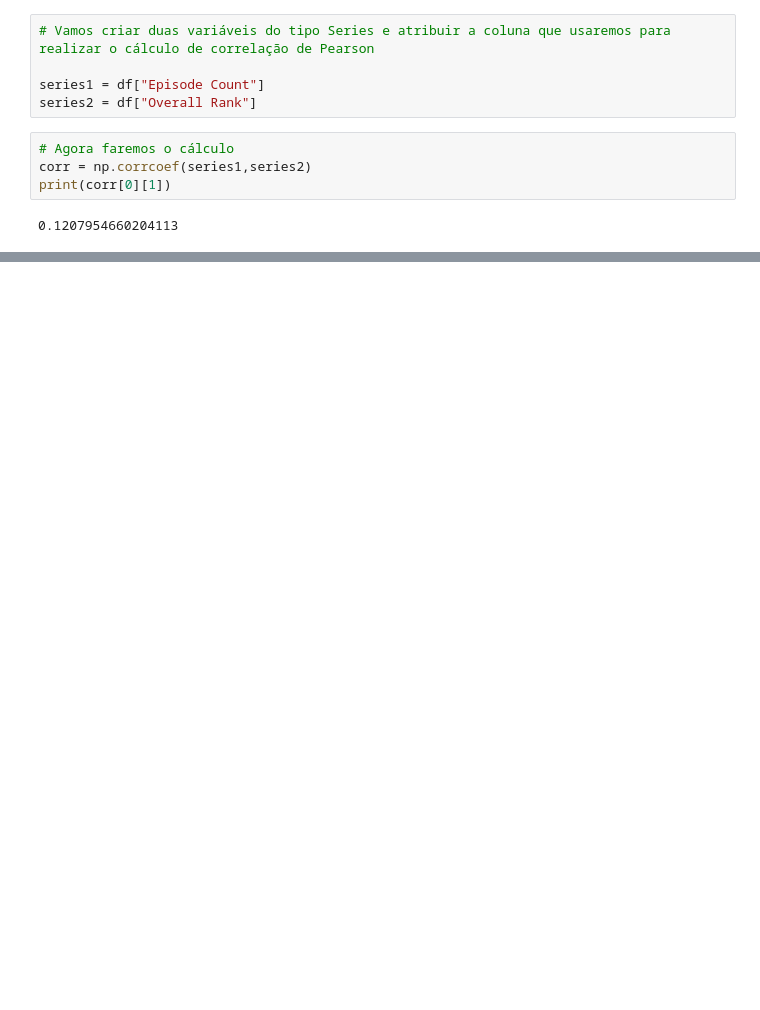
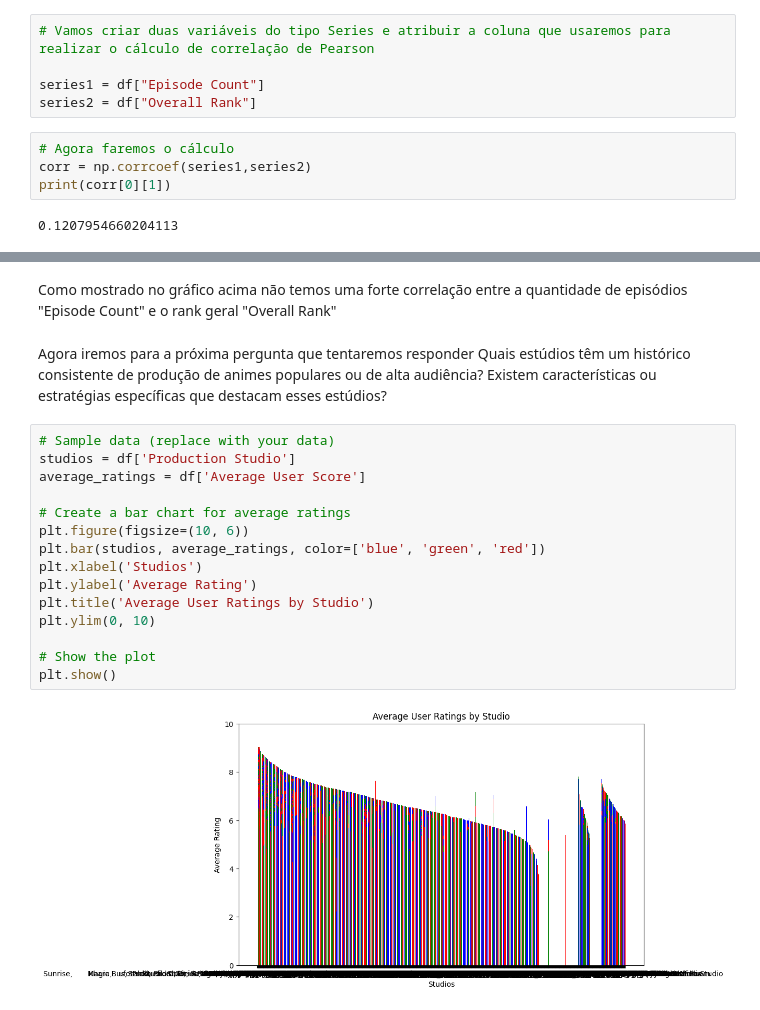
Before and after one commit to Narwick/Data, a Jupyter notebook: my_anime_list_project/data_analysis/data_analysis.ipynb, the cells around one changed output, grey strips where cells are left out. Saved outputs shown, nothing was run; the diff lists cells and outputs as text; blank space fills up the shorter version.

Commit message:
Finalização da explicação da primeira pergunta analisada

```diff
--- a/my_anime_list_project/data_analysis/data_analysis.ipynb
+++ b/my_anime_list_project/data_analysis/data_analysis.ipynb
@@ -53,0 +60,22 @@ plt.show()
+# %% [markdown]
+Como mostrado no gráfico acima não temos uma forte correlação entre a quantidade de episódios "Episode Count" e o rank geral "Overall Rank"
+# %% [markdown]
+Agora iremos para a próxima pergunta que tentaremos responder
+Quais estúdios têm um histórico consistente de produção de animes populares ou de alta audiência? Existem características ou estratégias específicas que destacam esses estúdios?
+# %%
+# Sample data (replace with your data)
+studios = df['Production Studio']
+average_ratings = df['Average User Score']
+
+# Create a bar chart for average ratings
+plt.figure(figsize=(10, 6))
+plt.bar(studios, average_ratings, color=['blue', 'green', 'red'])
+plt.xlabel('Studios')
+plt.ylabel('Average Rating')
+plt.title('Average User Ratings by Studio')
+plt.ylim(0, 10)
+
+# Show the plot
+plt.show()
+# %% [output]
+[figure, added]
```
Also changed, not shown: parts of 1 cell of this notebook.
